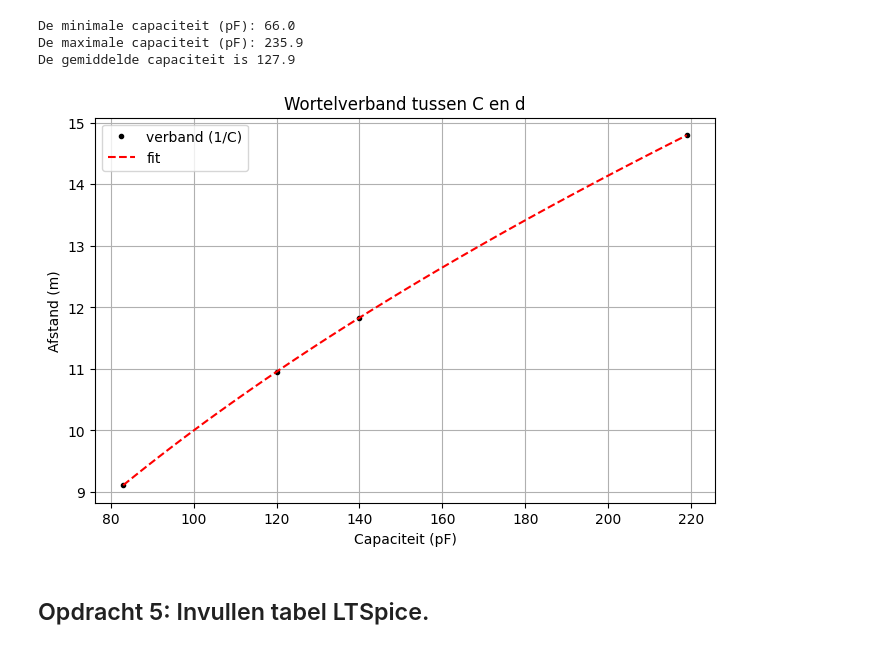
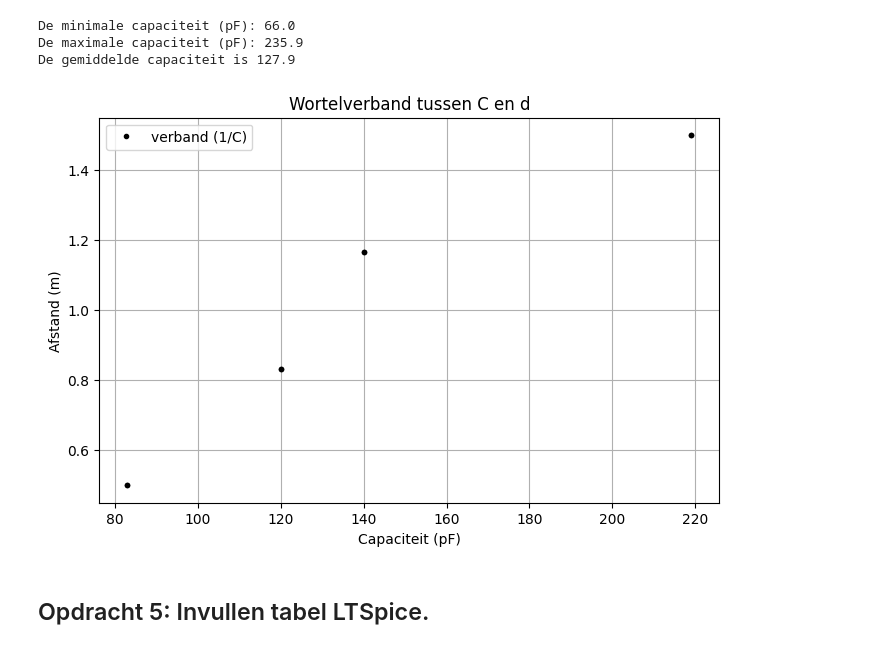
Before and after one commit to fvandeschaft-ai/defd-floor-goed, a Jupyter notebook: FysiekeOntwerpopdrachten/2OntwerpEenSensorCondensator/DEFOntwerpopdracht2OntwerpEenSensorInvulTemplate.ipynb, the cells around one changed output. Saved outputs shown, nothing was run; the diff lists cells and outputs as text; code cells hidden in the pictures.

```diff
--- a/FysiekeOntwerpopdrachten/2OntwerpEenSensorCondensator/DEFOntwerpopdracht2OntwerpEenSensorInvulTemplate.ipynb
+++ b/FysiekeOntwerpopdrachten/2OntwerpEenSensorCondensator/DEFOntwerpopdracht2OntwerpEenSensorInvulTemplate.ipynb
@@ -160,39 +160,38 @@ De gemiddelde capaciteit is 127.9
 # %%
 #Verwachtingen
 #In deze cel laten we de verwachting zien van het verband is van de afstand tussen de platen en de capaciteit
 #we verwachten een omgekeerd evenredig verband
 
 import matplotlib.pyplot as plt
 from scipy.optimize import curve_fit
 
 C = np.array([83, 120, 140, 219])
+d = np.linspace(0.5, 1.5, 4)
+A = 0.01
 
-def verwachting(C):
-    d = np.sqrt(C)
-    return d
+def vlakkeplaat(A, d, epsilon_r):
+    epsilon_0 = 8.854187817e-12
+    epsilon_r =   2.6
+    C = (epsilon_0 * epsilon_r * A) / d
+    return C
 
-d = verwachting(C)
+uitslag = vlakkeplaat(A, d, epsilon_r = 2.6)
+def model(x, a, b):
+    (1/x)*a + b
+    return x
 
-def model(C, k):
-    return k * np.sqrt(C)
-
-popt, pcov = curve_fit(model, C, d)
-k_fit = popt[0]
-
-C_fit = np.linspace(min(C), max(C), 100)
-d_fit = model(C_fit, k_fit)
 
 plt.figure(figsize=(8,5))
 plt.plot(C, d, 'k.', label = "verband (1/C)")
-plt.plot(C_fit, d_fit, 'r--', label = "fit" )
+plt.plot(C,d, 'k.')
 plt.xlabel("Capaciteit (pF)")
 plt.ylabel("Afstand (m)")
 plt.legend()
 plt.title("Wortelverband tussen C en d")
 plt.grid()
 plt.show()
 # %% [output]
-[figure, old version]
+[figure, new version]
 # %% [markdown]
 ## Opdracht 5: Invullen tabel LTSpice.
 # %% [markdown]
```
Also changed, not shown: parts of 2 cells of this notebook.
